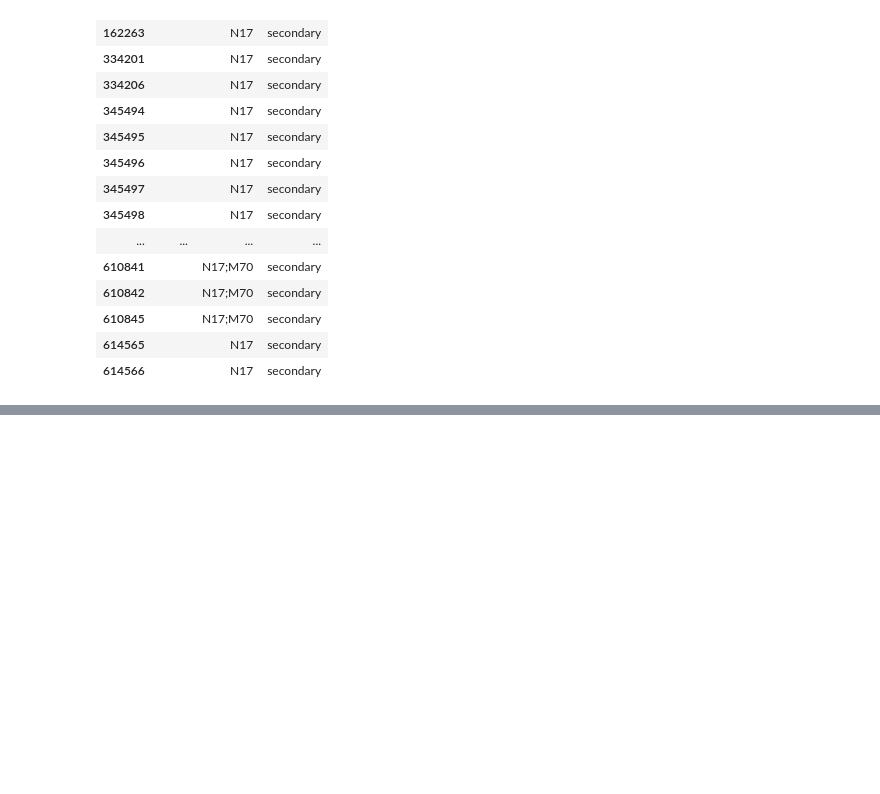
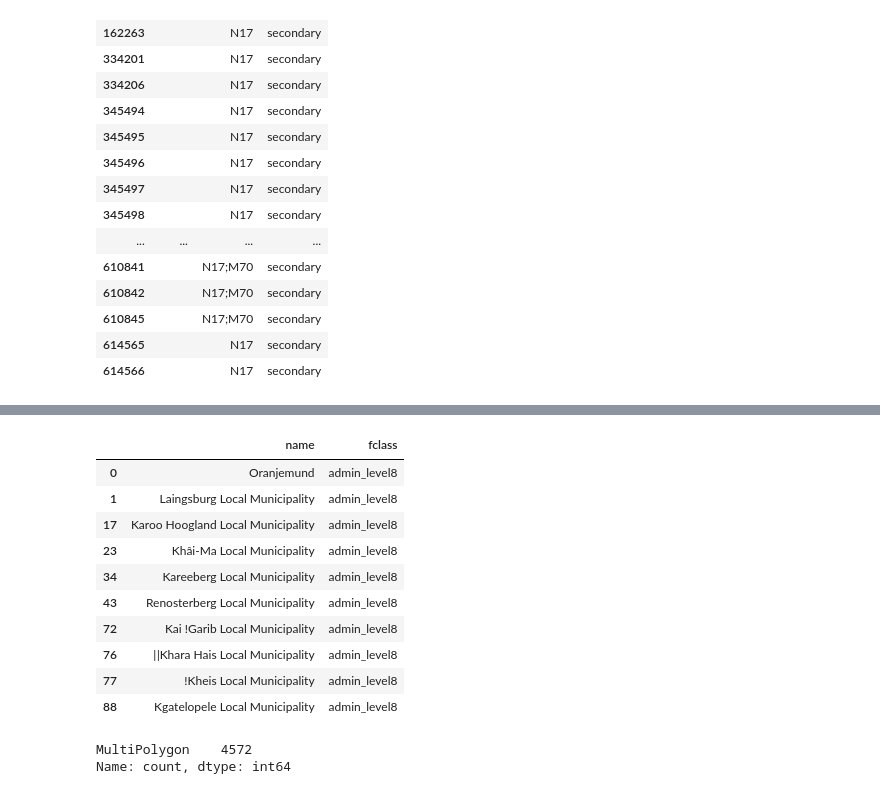
Before and after one commit to pshuping88-netizen/data-science-sandbox, a Jupyter notebook: Projects/SA National Road Data Platform/notebooks/01_geofabrik_evaluation.ipynb, the cells around one changed output, grey strips where cells are left out. Saved outputs shown, nothing was run; the diff lists cells and outputs as text; code cells hidden in the pictures; blank space fills up the shorter version.

```diff
--- a/Projects/SA National Road Data Platform/notebooks/01_geofabrik_evaluation.ipynb
+++ b/Projects/SA National Road Data Platform/notebooks/01_geofabrik_evaluation.ipynb
@@ -300,0 +553,4 @@ national[national["fclass"] == "secondary"][["name", "ref", "fclass"]]
+# %%
+provinces = admin_areas[admin_areas["fclass"] == "admin_level4"]
+
+municipalities = admin_areas[admin_areas["fclass"] == "admin_level8"]
@@ -300,0 +570,19 @@ national[national["fclass"] == "secondary"][["name", "ref", "fclass"]]
+# %%
+municipalities[["name","fclass"]].head(10)
+# %% [output]
+|  | name | fclass |
+| 0 | Oranjemund | admin_level8 |
+| 1 | Laingsburg Local Municipality | admin_level8 |
+| 17 | Karoo Hoogland Local Municipality | admin_level8 |
+| 23 | Khâi-Ma Local Municipality | admin_level8 |
+| 34 | Kareeberg Local Municipality | admin_level8 |
+| 43 | Renosterberg Local Municipality | admin_level8 |
+| 72 | Kai !Garib Local Municipality | admin_level8 |
+| 76 | ǁKhara Hais Local Municipality | admin_level8 |
+| 77 | !Kheis Local Municipality | admin_level8 |
+| 88 | Kgatelopele Local Municipality | admin_level8 |
+# %%
+admin_areas.geom_type.value_counts()
+# %% [output]
+MultiPolygon    4572
+Name: count, dtype: int64
```
Also changed, not shown: parts of 26 cells of this notebook, 1 other file.
